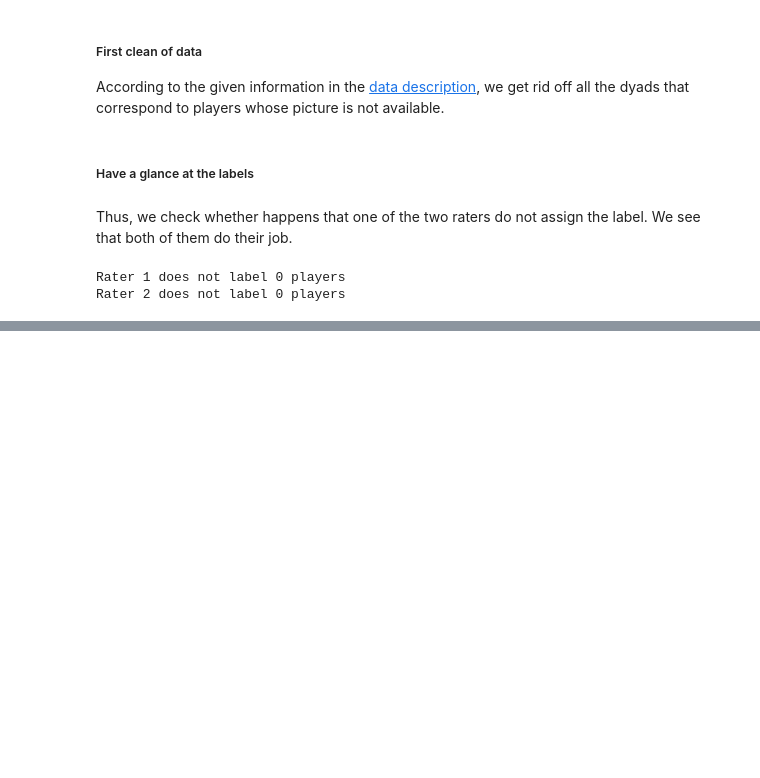
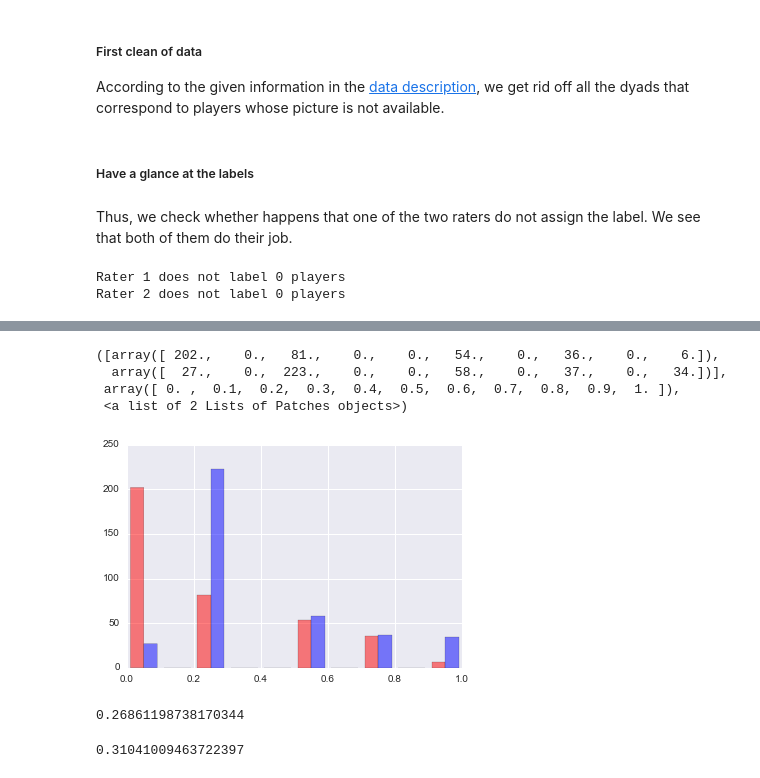
Before and after one commit to CriMenghini/ADA_Homeworks, a Jupyter notebook: Homework_4/Hw_4.ipynb, the cells around one changed output, grey strips where cells are left out. Cells and saved outputs as stored; diff of their text form; code cells hidden in the pictures; blank space fills up the shorter version.

```diff
--- a/Homework_4/Hw_4.ipynb
+++ b/Homework_4/Hw_4.ipynb
@@ -95,0 +79,16 @@ data_clean[data_clean['rater1'] != data_clean['rater2']][['rater1', 'rater2']]
+# %%
+plt.hist([different_rates['rater1'], different_rates['rater2']], color=['r','b'], alpha=0.5)
+# %% [output]
+([array([ 202.,    0.,   81.,    0.,    0.,   54.,    0.,   36.,    0.,    6.]),
+  array([  27.,    0.,  223.,    0.,    0.,   58.,    0.,   37.,    0.,   34.])],
+ array([ 0. ,  0.1,  0.2,  0.3,  0.4,  0.5,  0.6,  0.7,  0.8,  0.9,  1. ]),
+ <a list of 2 Lists of Patches objects>)
+[figure, added]
+# %%
+rates['rater1'].mean()
+# %% [output]
+0.26861198738170344
+# %%
+rates['rater2'].mean()
+# %% [output]
+0.31041009463722397
```
Also changed, not shown: parts of 16 cells of this notebook.
